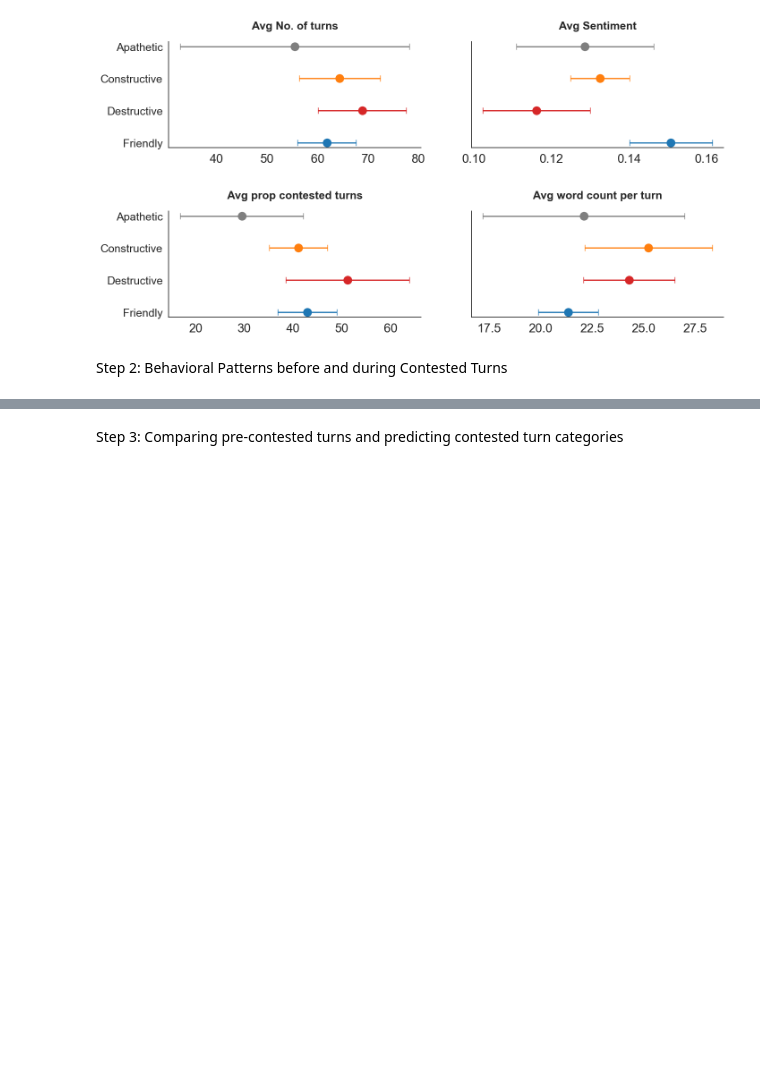
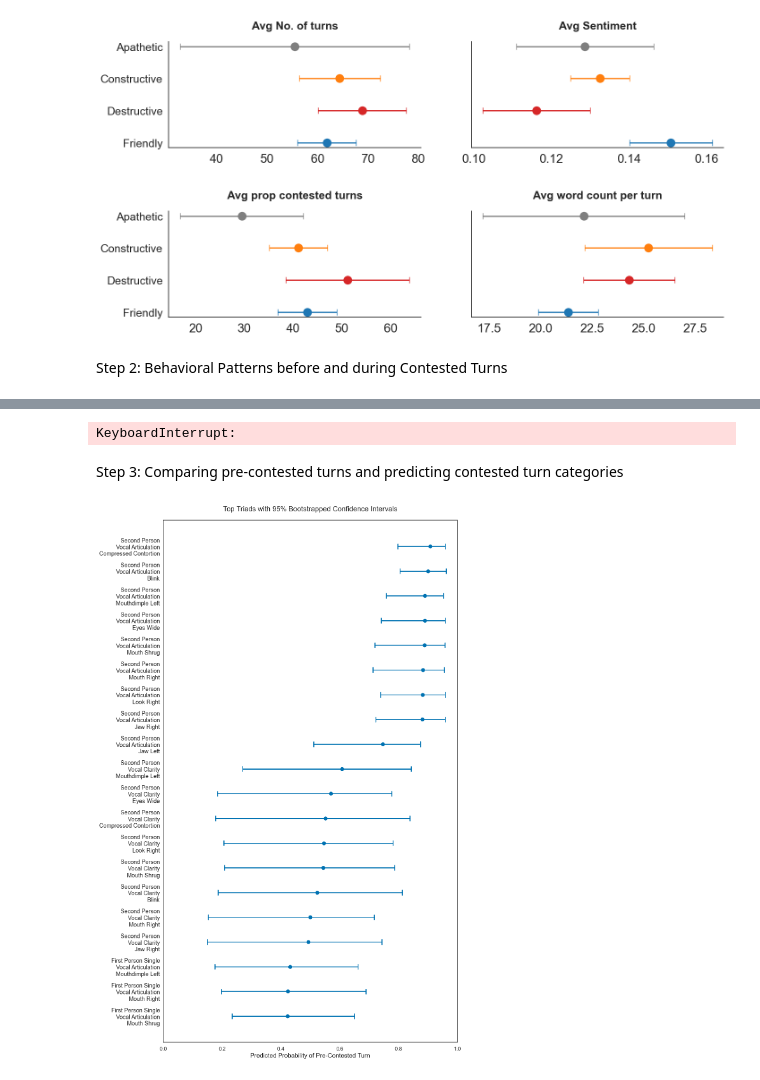
Before and after one commit to bbevis/Con2vec, a Jupyter notebook: Python/turnLevel_results.ipynb, the cells around one changed output, grey strips where cells are left out. Drawn from its saved outputs; the diff is of its cells as text; code cells hidden in the pictures; blank space fills up the shorter version.

```diff
--- a/Python/turnLevel_results.ipynb
+++ b/Python/turnLevel_results.ipynb
@@ -490,2 +472,26 @@ NameError: name 'model' is not defined
+# %%
+df_filtered, behavior_cols = prepare_dataset(df, negotiation_category="Constructive")
+model, X, y, shap_values = train_xgboost_and_get_shap(df_filtered, behavior_cols)
+plot_shap_summary(shap_values, X)
+plot_shap_scatter(shap_values, X, y)
+linguistic_features, vocal_features, visual_features = get_feature_modalities(X.columns)
+top_20_features = get_top_shap_features(shap_values, X, top_n=20)
+triad_results_boot = bootstrap_triads_with_ci(
+    model=model,
+    X=X,
+    top_features=top_20_features,  # SHAP-selected
+    linguistic_features=linguistic_features,
+    vocal_features=vocal_features,
+    visual_features=visual_features,
+    n_boot=100  # reduce to 100 for quick testing
+)
+
+plot_triads_with_ci(triad_results_boot, top_n=10)
+# %% [output]
+KeyboardInterrupt:
 # %% [markdown]
 Step 3: Comparing pre-contested turns and predicting contested turn categories
+# %%
+plot_triads_with_ci(triad_results_boot, top_n=20)
+# %% [output]
+[figure, added]
```
Also changed, not shown: parts of 4 cells of this notebook.
